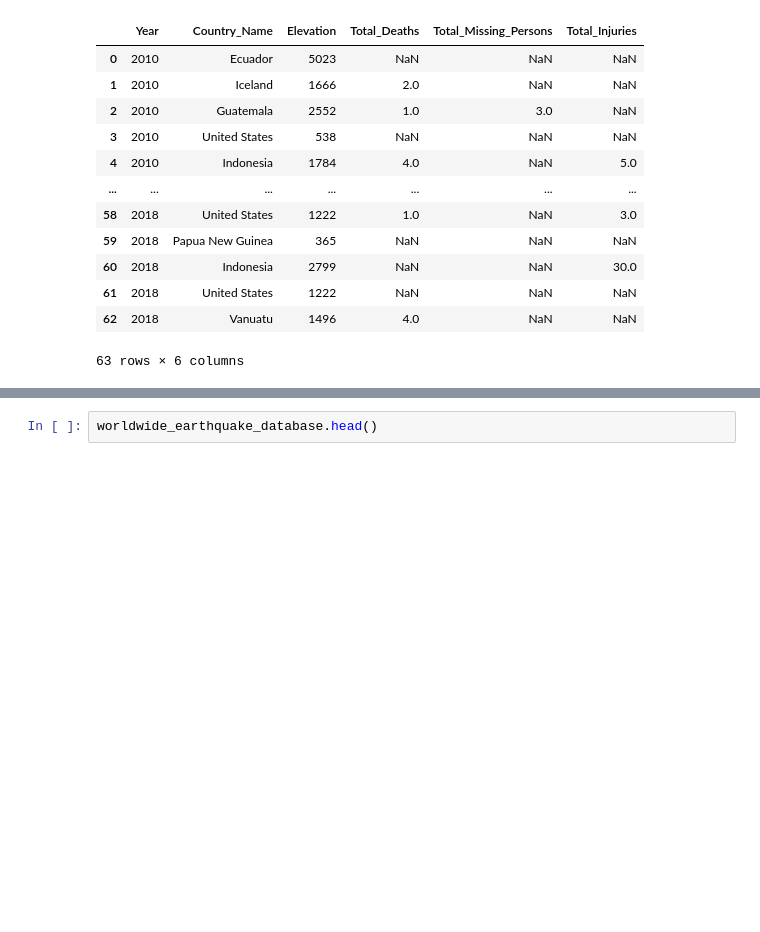
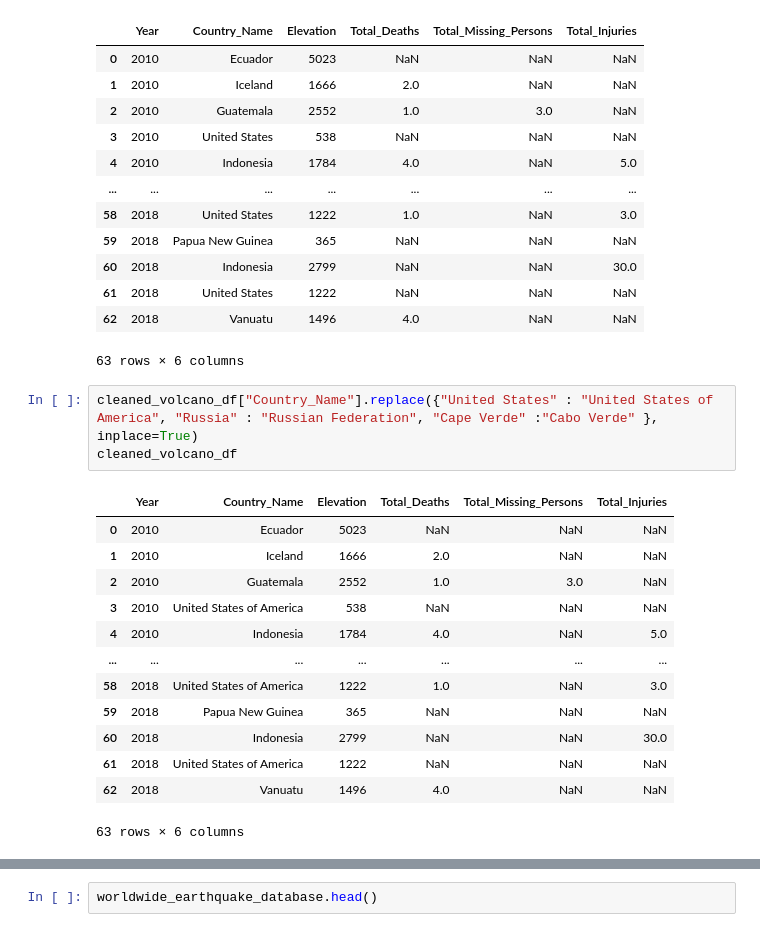
Before and after one commit to macadyls/Natural-Disaster-Support-ETL, a Jupyter notebook: main_cleaning.ipynb, the cells around one changed output, grey strips where cells are left out. Cells and saved outputs as stored; diff of their text form; blank space fills up the shorter version.

```diff
--- a/main_cleaning.ipynb
+++ b/main_cleaning.ipynb
@@ -83,6 +83,23 @@ cleaned_volcano_df
 | 61 | 2018 | United States | 1222 | NaN | NaN | NaN |
 | 62 | 2018 | Vanuatu | 1496 | 4.0 | NaN | NaN |
 63 rows × 6 columns
+# %%
+cleaned_volcano_df["Country_Name"].replace({"United States" : "United States of America", "Russia" : "Russian Federation", "Cape Verde" :"Cabo Verde" }, inplace=True)
+cleaned_volcano_df
+# %% [output]
+|  | Year | Country_Name | Elevation | Total_Deaths | Total_Missing_Persons | Total_Injuries |
+| 0 | 2010 | Ecuador | 5023 | NaN | NaN | NaN |
+| 1 | 2010 | Iceland | 1666 | 2.0 | NaN | NaN |
+| 2 | 2010 | Guatemala | 2552 | 1.0 | 3.0 | NaN |
+| 3 | 2010 | United States of America | 538 | NaN | NaN | NaN |
+| 4 | 2010 | Indonesia | 1784 | 4.0 | NaN | 5.0 |
+| ... | ... | ... | ... | ... | ... | ... |
+| 58 | 2018 | United States of America | 1222 | 1.0 | NaN | 3.0 |
+| 59 | 2018 | Papua New Guinea | 365 | NaN | NaN | NaN |
+| 60 | 2018 | Indonesia | 2799 | NaN | NaN | 30.0 |
+| 61 | 2018 | United States of America | 1222 | NaN | NaN | NaN |
+| 62 | 2018 | Vanuatu | 1496 | 4.0 | NaN | NaN |
+63 rows × 6 columns
 # %%
 cleaned_volcano_df.to_csv("Resources/cleaned_volcano_data.CSV", index = False)
 cleaned_volcano_df
```
Also changed, not shown: parts of 1 cell of this notebook, 4 other files.
